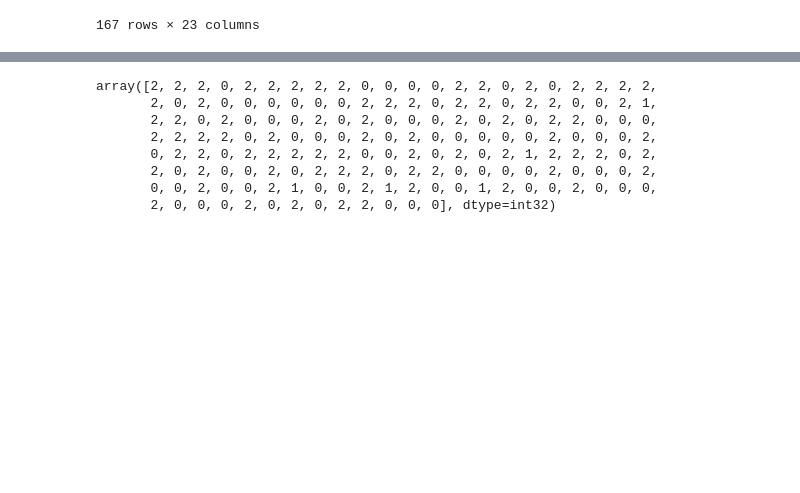
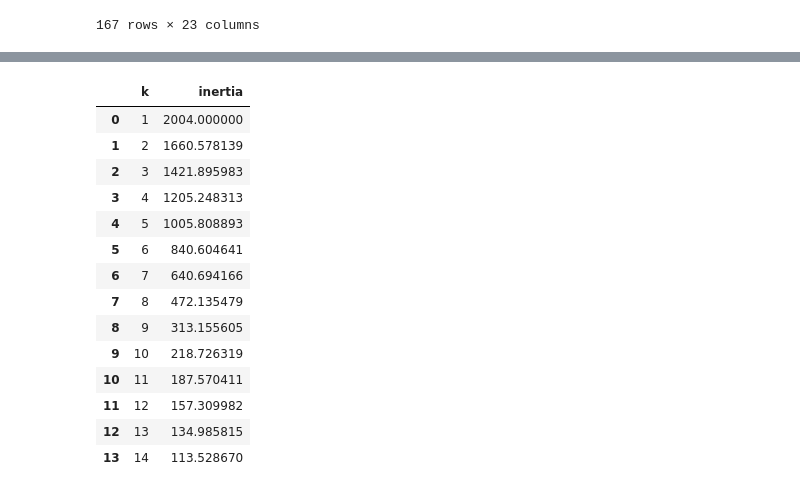
Before and after one commit to domoto86/lcbo-clustering, a Jupyter notebook: LCBO_Clustering.ipynb, the cells around one changed output, grey strips where cells are left out. Cells and saved outputs as stored; diff of their text form; code cells hidden in the pictures; blank space fills up the shorter version.

```diff
--- a/LCBO_Clustering.ipynb
+++ b/LCBO_Clustering.ipynb
@@ -174,11 +169,0 @@ cluster_sugar = model.predict(scaled_df)
-# %%
-cluster_sugar
-# %% [output]
-array([2, 2, 2, 0, 2, 2, 2, 2, 2, 0, 0, 0, 0, 2, 2, 0, 2, 0, 2, 2, 2, 2,
-       2, 0, 2, 0, 0, 0, 0, 0, 0, 2, 2, 2, 0, 2, 2, 0, 2, 2, 0, 0, 2, 1,
-       2, 2, 0, 2, 0, 0, 0, 2, 0, 2, 0, 0, 0, 2, 0, 2, 0, 2, 2, 0, 0, 0,
-       2, 2, 2, 2, 0, 2, 0, 0, 0, 2, 0, 2, 0, 0, 0, 0, 0, 2, 0, 0, 0, 2,
-       0, 2, 2, 0, 2, 2, 2, 2, 2, 0, 0, 2, 0, 2, 0, 2, 1, 2, 2, 2, 0, 2,
-       2, 0, 2, 0, 0, 2, 0, 2, 2, 2, 0, 2, 2, 0, 0, 0, 0, 2, 0, 0, 0, 2,
-       0, 0, 2, 0, 0, 2, 1, 0, 0, 2, 1, 2, 0, 0, 1, 2, 0, 0, 2, 0, 0, 0,
-       2, 0, 0, 0, 2, 0, 2, 0, 2, 2, 0, 0, 0], dtype=int32)
@@ -184,0 +180,18 @@ array([2, 2, 2, 0, 2, 2, 2, 2, 2, 0, 0, 0, 0, 2, 2, 0, 2, 0, 2, 2, 2, 2,
+# %%
+df_elbow
+# %% [output]
+|  | k | inertia |
+| 0 | 1 | 2004.000000 |
+| 1 | 2 | 1660.578139 |
+| 2 | 3 | 1421.895983 |
+| 3 | 4 | 1205.248313 |
+| 4 | 5 | 1005.808893 |
+| 5 | 6 | 840.604641 |
+| 6 | 7 | 640.694166 |
+| 7 | 8 | 472.135479 |
+| 8 | 9 | 313.155605 |
+| 9 | 10 | 218.726319 |
+| 10 | 11 | 187.570411 |
+| 11 | 12 | 157.309982 |
+| 12 | 13 | 134.985815 |
+| 13 | 14 | 113.528670 |
```
Also changed, not shown: parts of 7 cells of this notebook.
